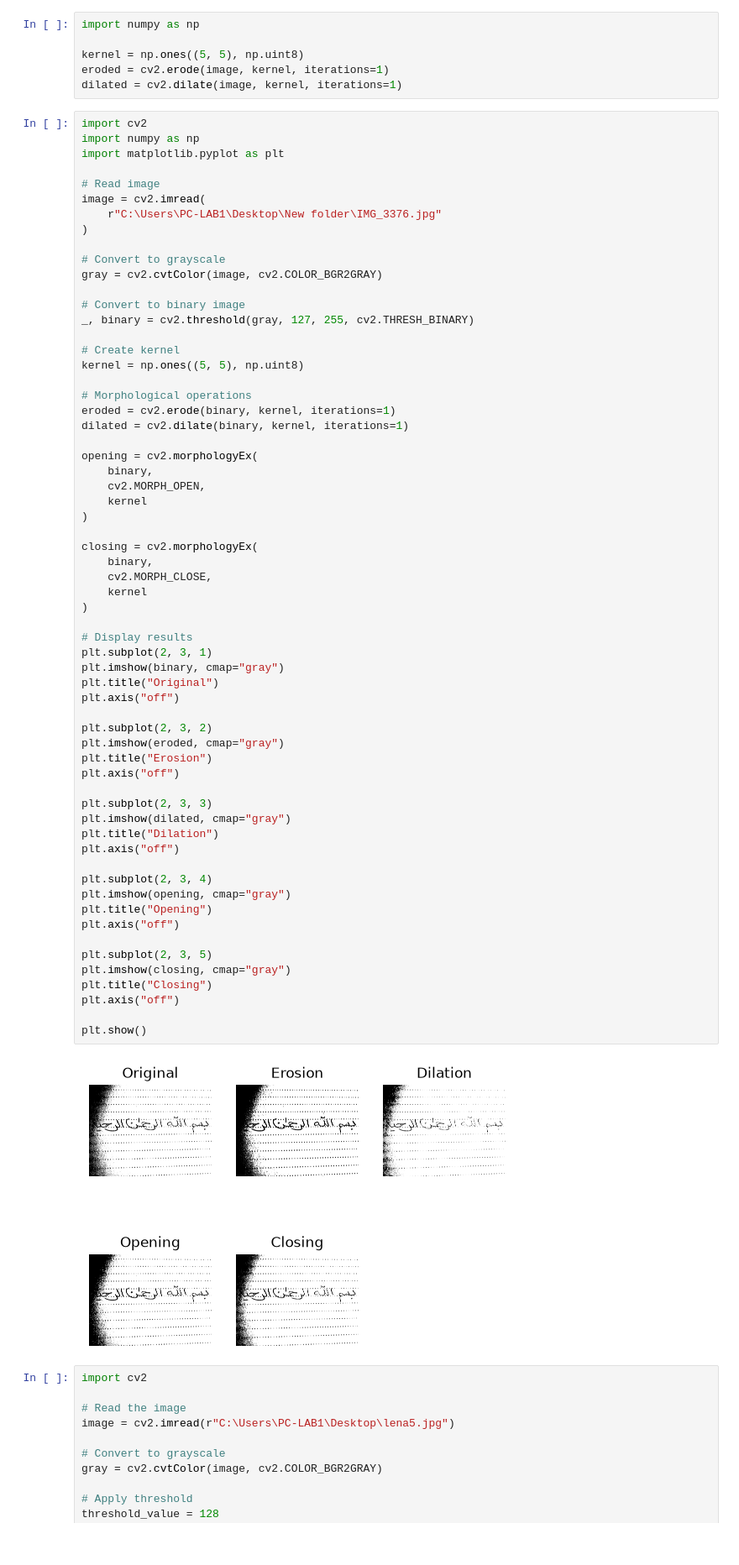
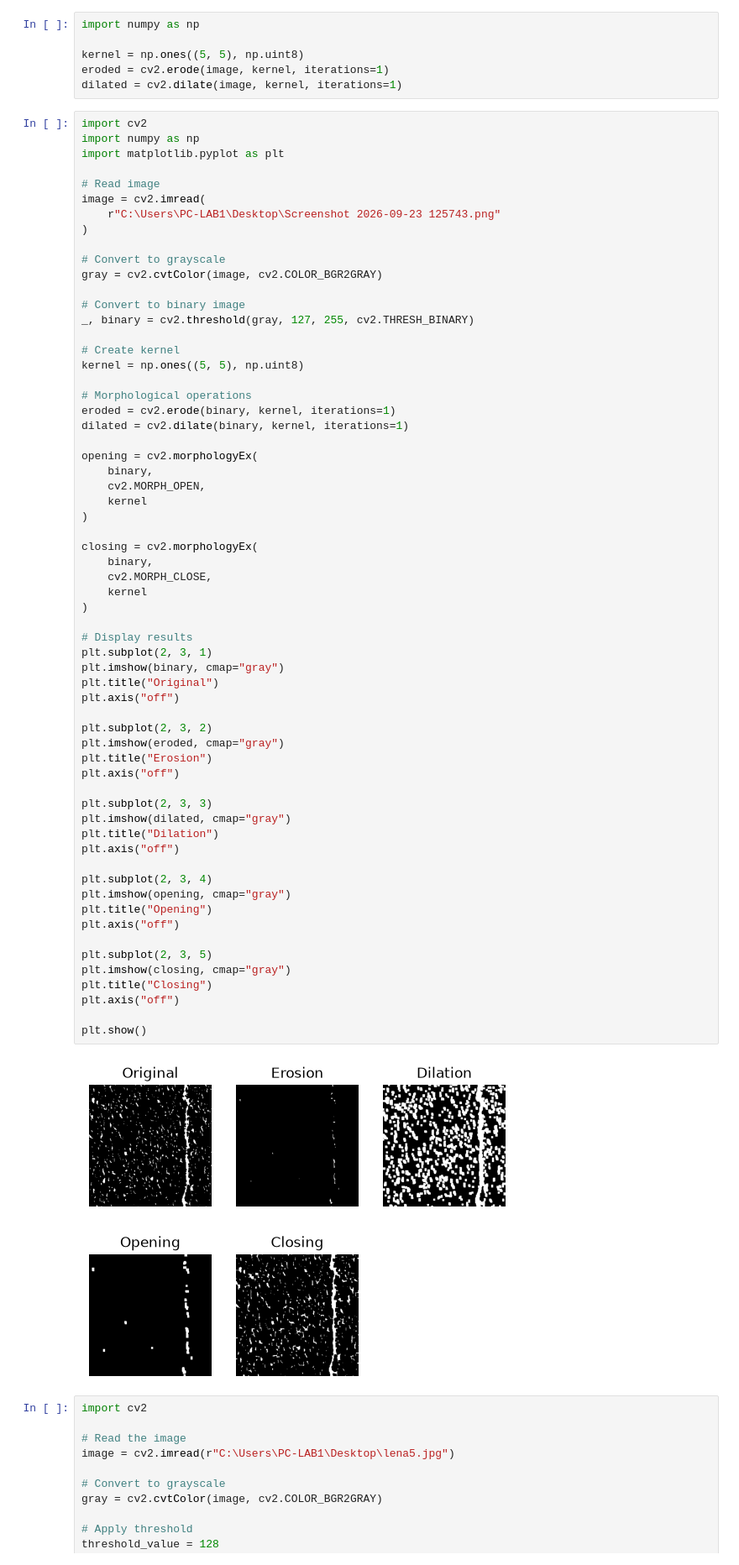
Before and after one commit to MustafaElhubagi/new-repository-cource, a Jupyter notebook: course/lec2.ipynb, the cells around one changed output. Shown at 84% size. Drawn from its saved outputs; the diff is of its cells as text.

```diff
--- a/course/lec2.ipynb
+++ b/course/lec2.ipynb
@@ -627,7 +627,7 @@ import matplotlib.pyplot as plt
 
 # Read image
 image = cv2.imread(
-    r"C:\Users\PC-LAB1\Desktop\New folder\IMG_3376.jpg"
+    r"C:\Users\PC-LAB1\Desktop\Screenshot 2026-09-23 125743.png"
 )
 
 # Convert to grayscale
@@ -656,34 +656,34 @@ closing = cv2.morphologyEx(
 )
 
 # Display results
 plt.subplot(2, 3, 1)
 plt.imshow(binary, cmap="gray")
 plt.title("Original")
 plt.axis("off")
 
 plt.subplot(2, 3, 2)
 plt.imshow(eroded, cmap="gray")
 plt.title("Erosion")
 plt.axis("off")
 
 plt.subplot(2, 3, 3)
 plt.imshow(dilated, cmap="gray")
 plt.title("Dilation")
 plt.axis("off")
 
 plt.subplot(2, 3, 4)
 plt.imshow(opening, cmap="gray")
 plt.title("Opening")
 plt.axis("off")
 
 plt.subplot(2, 3, 5)
 plt.imshow(closing, cmap="gray")
 plt.title("Closing")
 plt.axis("off")
 
 plt.show()
 # %% [output]
-[figure, old version]
+[figure, new version]
 # %%
 import cv2
 
```
Also changed, not shown: parts of 1 cell of this notebook, 8 other files.
